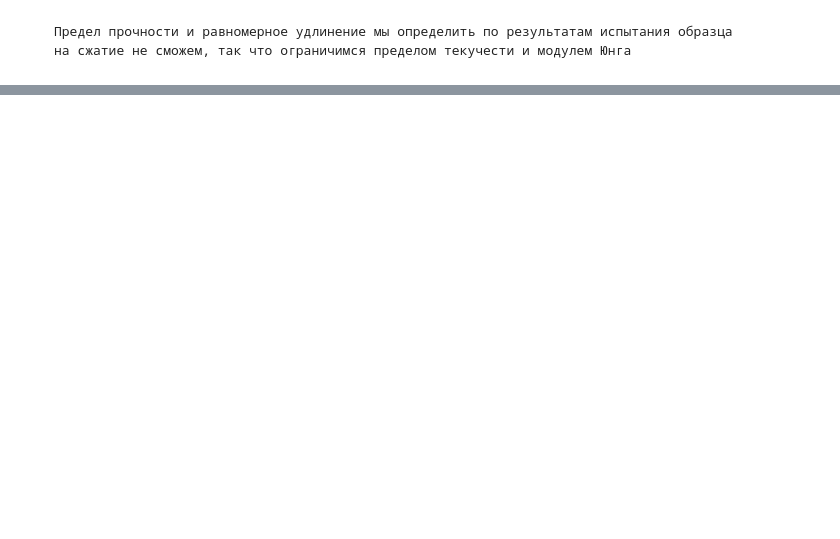
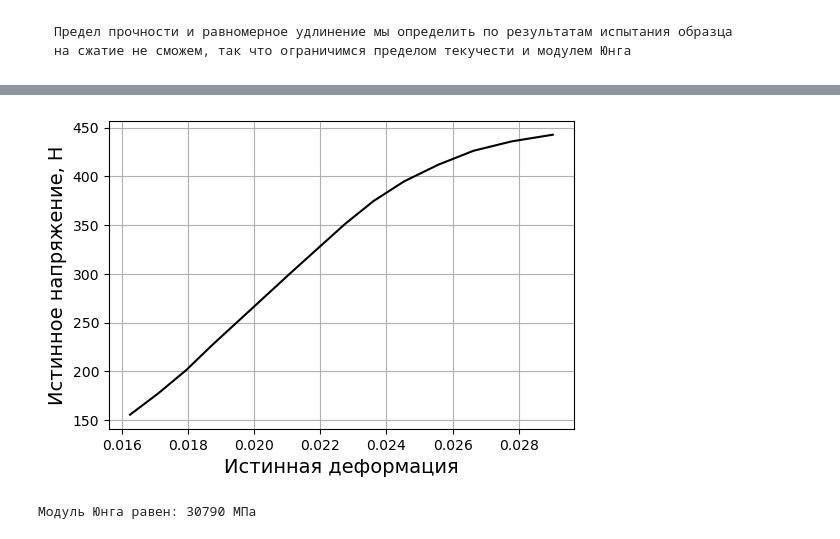
Before and after one commit to AlexanderASidorov/tension_test_calculations, a Jupyter notebook: dz/dz001/Fairuzova/Compression_test.ipynb, the cells around one changed output, grey strips where cells are left out. Cells and saved outputs as stored; diff of their text form; code cells hidden in the pictures; blank space fills up the shorter version.

```diff
--- a/dz/dz001/Fairuzova/Compression_test.ipynb
+++ b/dz/dz001/Fairuzova/Compression_test.ipynb
@@ -67,0 +68,14 @@ NameError: name 'mech_properties' is not defined
+# %%
+# откинем часть графика, которая явно вносит погрешность из-за выборки зазора в испытательной машине
+filtr02 = (mech_properties.strain <= 0.03)&(mech_properties.strain >= 0.015)
+# посмотрим что получилось:
+stress_strain.plot_graph(stress_strain.strain_true[filtr02], stress_strain.stress_true[filtr02], 'Истинная деформация', 'Истинное напряжение, Н')
+# %% [output]
+[figure, added]
+# %%
+# Посчитаем модуль Юнга
+strain_limit_left = 0.017
+_ = mech_properties.get_E(strain_limit_left = strain_limit_left, strain_limit_right = 0.023)
+print (f'Модуль Юнга равен: {mech_properties.E:.0f} МПа')
+# %% [output]
+Модуль Юнга равен: 30790 МПа
```
Also changed, not shown: parts of 13 cells of this notebook, 4 other files.
